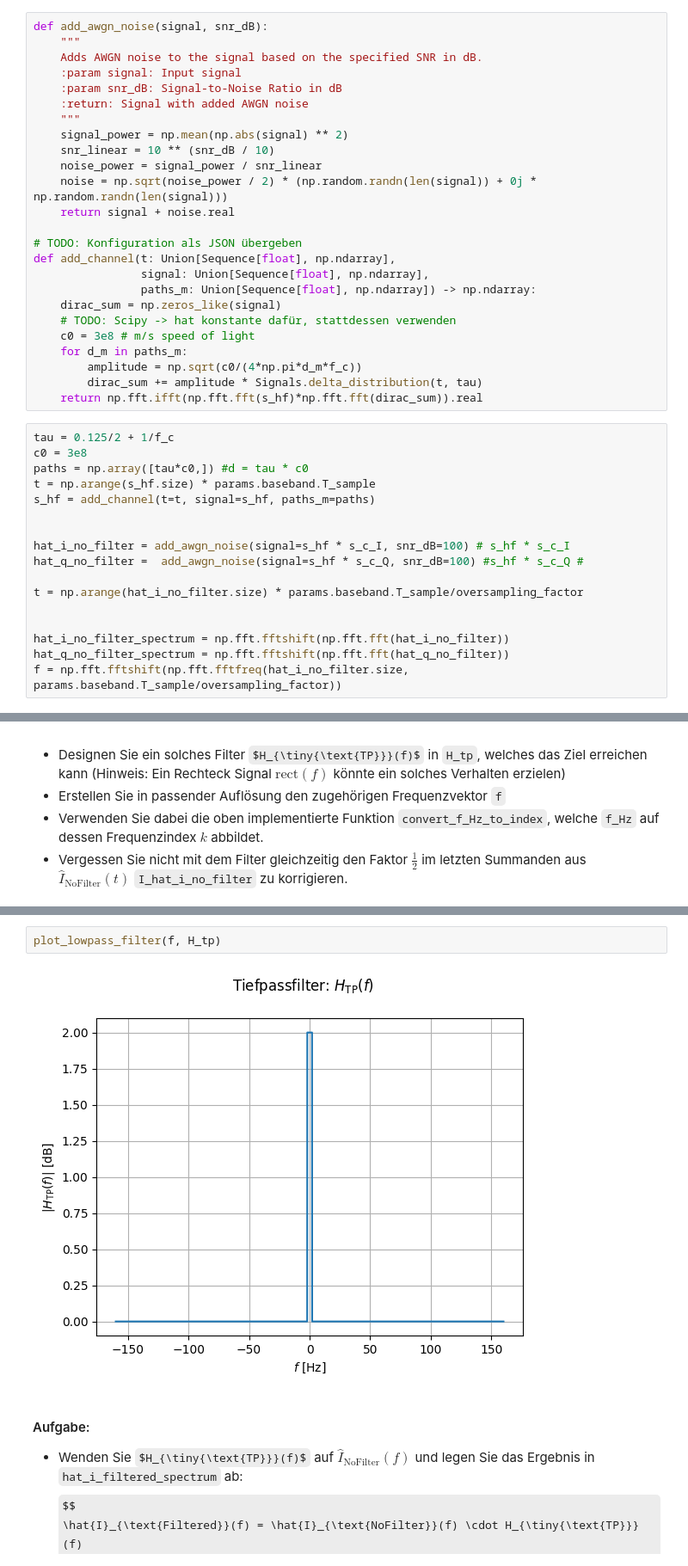
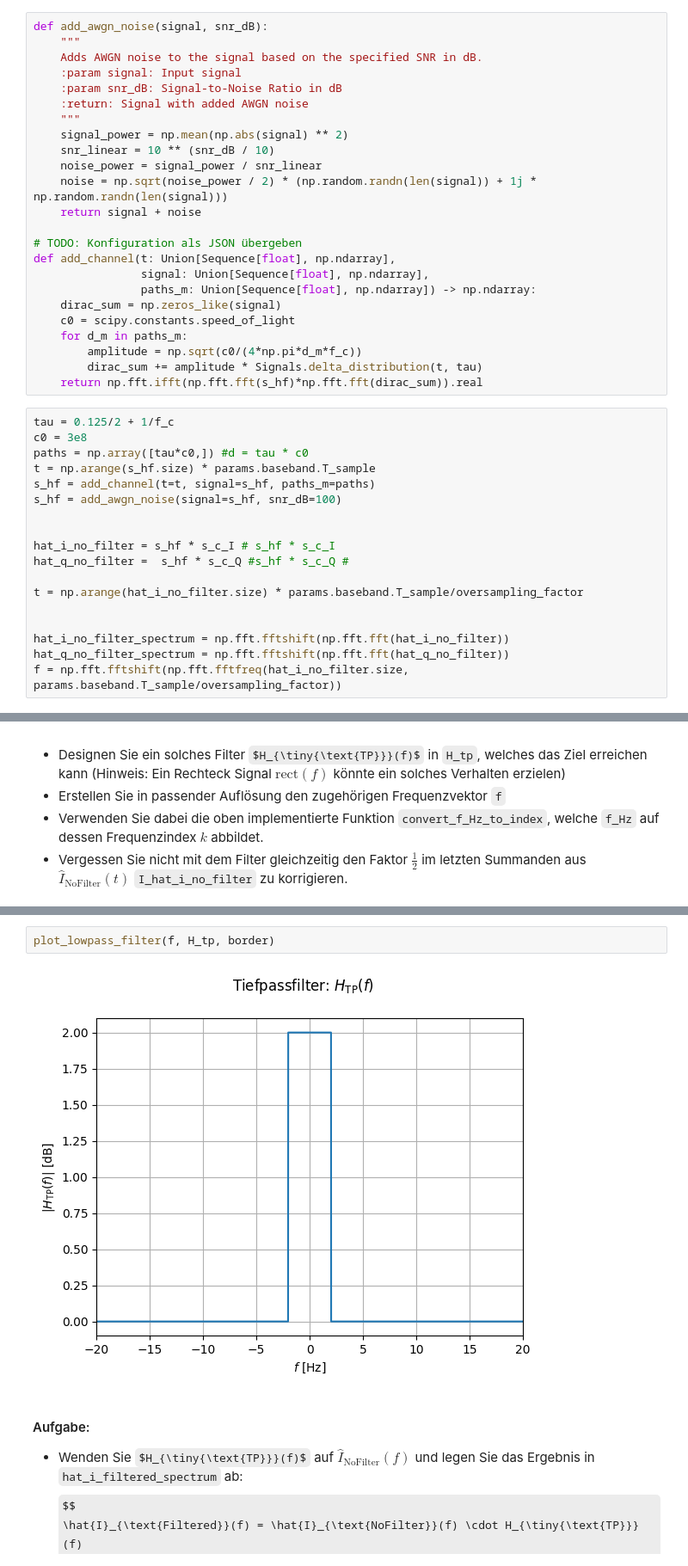
Before and after one commit to sonnylednaw/sdr-module, a Jupyter notebook: 01_iq_modulation/iq-sampling.ipynb, the cells around one changed output, grey strips where cells are left out. Shown at 86% size. Saved outputs shown, nothing was run; the diff lists cells and outputs as text; some formulas as TeX source.

```diff
--- a/01_iq_modulation/iq-sampling.ipynb
+++ b/01_iq_modulation/iq-sampling.ipynb
@@ -530,16 +528,15 @@ def add_awgn_noise(signal, snr_dB):
     signal_power = np.mean(np.abs(signal) ** 2)
     snr_linear = 10 ** (snr_dB / 10)
     noise_power = signal_power / snr_linear
-    noise = np.sqrt(noise_power / 2) * (np.random.randn(len(signal)) + 0j * np.random.randn(len(signal)))
-    return signal + noise.real
+    noise = np.sqrt(noise_power / 2) * (np.random.randn(len(signal)) + 1j * np.random.randn(len(signal)))
+    return signal + noise
 
 # TODO: Konfiguration als JSON übergeben
 def add_channel(t: Union[Sequence[float], np.ndarray],
                 signal: Union[Sequence[float], np.ndarray],
                 paths_m: Union[Sequence[float], np.ndarray]) -> np.ndarray:
     dirac_sum = np.zeros_like(signal)
-    # TODO: Scipy -> hat konstante dafür, stattdessen verwenden
-    c0 = 3e8 # m/s speed of light
+    c0 = scipy.constants.speed_of_light
     for d_m in paths_m:
         amplitude = np.sqrt(c0/(4*np.pi*d_m*f_c))
         dirac_sum += amplitude * Signals.delta_distribution(t, tau)
@@ -550,10 +547,11 @@ c0 = 3e8
 paths = np.array([tau*c0,]) #d = tau * c0
 t = np.arange(s_hf.size) * params.baseband.T_sample
 s_hf = add_channel(t=t, signal=s_hf, paths_m=paths)
+s_hf = add_awgn_noise(signal=s_hf, snr_dB=100)
 
 
-hat_i_no_filter = add_awgn_noise(signal=s_hf * s_c_I, snr_dB=100) # s_hf * s_c_I
-hat_q_no_filter =  add_awgn_noise(signal=s_hf * s_c_Q, snr_dB=100) #s_hf * s_c_Q #
+hat_i_no_filter = s_hf * s_c_I # s_hf * s_c_I
+hat_q_no_filter =  s_hf * s_c_Q #s_hf * s_c_Q #
 
 t = np.arange(hat_i_no_filter.size) * params.baseband.T_sample/oversampling_factor
 
@@ -647,9 +644,9 @@ rigth_index = convert_f_Hz_to_index(border, f) + 1
 H_tp[left_index:rigth_index] = 1
 H_tp = H_tp * 2
 # %%
-plot_lowpass_filter(f, H_tp)
+plot_lowpass_filter(f, H_tp, border)
 # %% [output]
-[figure, old version]
+[figure, new version]
 # %% [markdown]
 #### Aufgabe:
 - Wenden Sie $H_{\tiny{\text{TP}}}(f)$ auf $\hat{I}_{\text{NoFilter}}(f)$ und legen Sie das Ergebnis in `hat_i_filtered_spectrum` ab:
```
Also changed, not shown: parts of 40 cells of this notebook, 2 other files.
